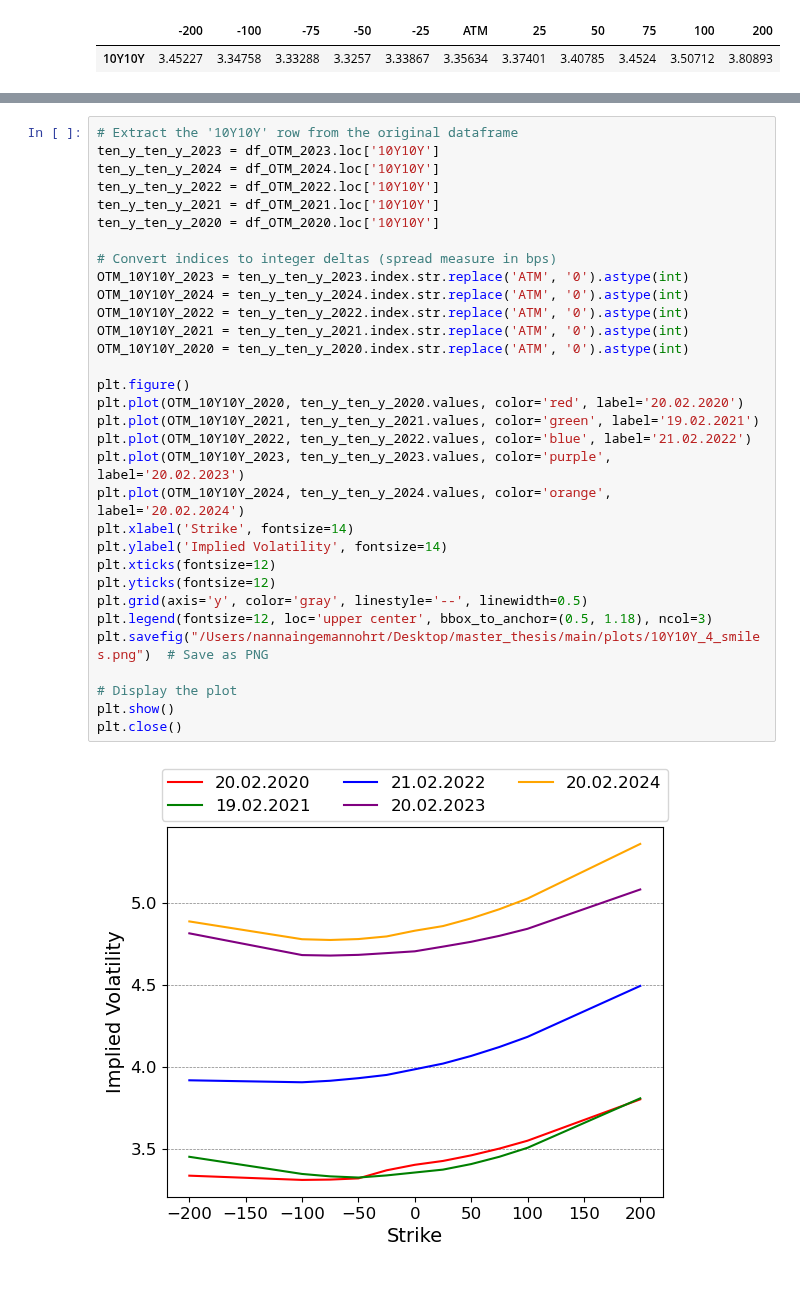
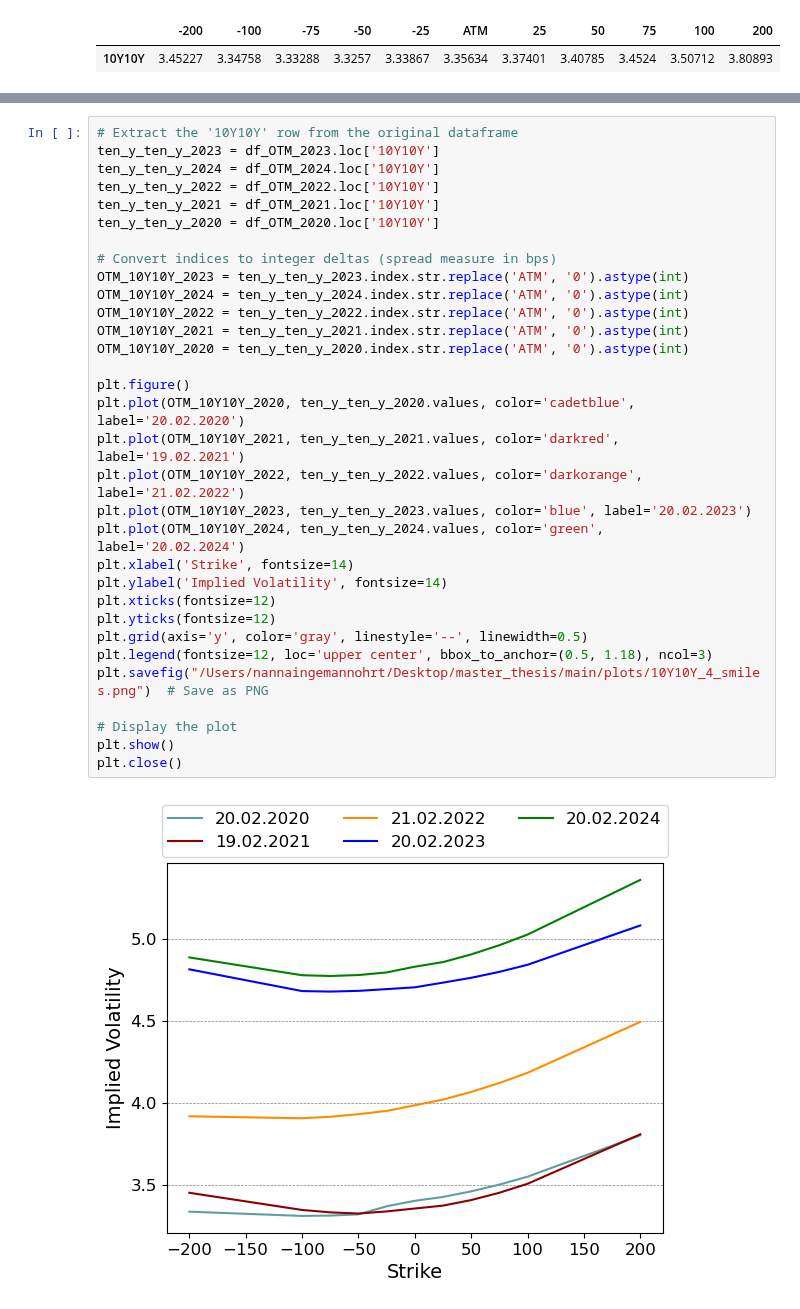
Before and after one commit to NannaOhrt/master_thesis, a Jupyter notebook: main/code/smile_10Y10Y.ipynb, the cells around one changed output, grey strips where cells are left out. Cells and saved outputs as stored; diff of their text form.

Commit message:
change color on plots

```diff
--- a/main/code/smile_10Y10Y.ipynb
+++ b/main/code/smile_10Y10Y.ipynb
@@ -102,34 +102,34 @@ df_OTM_2020
 # %%
 # Extract the '10Y10Y' row from the original dataframe
 ten_y_ten_y_2023 = df_OTM_2023.loc['10Y10Y']
 ten_y_ten_y_2024 = df_OTM_2024.loc['10Y10Y']
 ten_y_ten_y_2022 = df_OTM_2022.loc['10Y10Y']
 ten_y_ten_y_2021 = df_OTM_2021.loc['10Y10Y']
 ten_y_ten_y_2020 = df_OTM_2020.loc['10Y10Y']
 
 # Convert indices to integer deltas (spread measure in bps)
 OTM_10Y10Y_2023 = ten_y_ten_y_2023.index.str.replace('ATM', '0').astype(int)
 OTM_10Y10Y_2024 = ten_y_ten_y_2024.index.str.replace('ATM', '0').astype(int)
 OTM_10Y10Y_2022 = ten_y_ten_y_2022.index.str.replace('ATM', '0').astype(int)
 OTM_10Y10Y_2021 = ten_y_ten_y_2021.index.str.replace('ATM', '0').astype(int)
 OTM_10Y10Y_2020 = ten_y_ten_y_2020.index.str.replace('ATM', '0').astype(int)
 
 plt.figure()
-plt.plot(OTM_10Y10Y_2020, ten_y_ten_y_2020.values, color='red', label='20.02.2020')
-plt.plot(OTM_10Y10Y_2021, ten_y_ten_y_2021.values, color='green', label='19.02.2021')
-plt.plot(OTM_10Y10Y_2022, ten_y_ten_y_2022.values, color='blue', label='21.02.2022')
-plt.plot(OTM_10Y10Y_2023, ten_y_ten_y_2023.values, color='purple', label='20.02.2023')
-plt.plot(OTM_10Y10Y_2024, ten_y_ten_y_2024.values, color='orange',  label='20.02.2024')
+plt.plot(OTM_10Y10Y_2020, ten_y_ten_y_2020.values, color='cadetblue', label='20.02.2020')
+plt.plot(OTM_10Y10Y_2021, ten_y_ten_y_2021.values, color='darkred', label='19.02.2021')
+plt.plot(OTM_10Y10Y_2022, ten_y_ten_y_2022.values, color='darkorange', label='21.02.2022')
+plt.plot(OTM_10Y10Y_2023, ten_y_ten_y_2023.values, color='blue', label='20.02.2023')
+plt.plot(OTM_10Y10Y_2024, ten_y_ten_y_2024.values, color='green',  label='20.02.2024')
 plt.xlabel('Strike', fontsize=14)
 plt.ylabel('Implied Volatility', fontsize=14)
 plt.xticks(fontsize=12)
 plt.yticks(fontsize=12)
 plt.grid(axis='y', color='gray', linestyle='--', linewidth=0.5)
 plt.legend(fontsize=12, loc='upper center', bbox_to_anchor=(0.5, 1.18), ncol=3)
 plt.savefig("/Users/nannaingemannohrt/Desktop/master_thesis/main/plots/10Y10Y_4_smiles.png")  # Save as PNG
 
 # Display the plot
 plt.show()
 plt.close()
 # %% [output]
-[figure, old version]
+[figure, new version]
```
Also changed, not shown: 14 other files.
